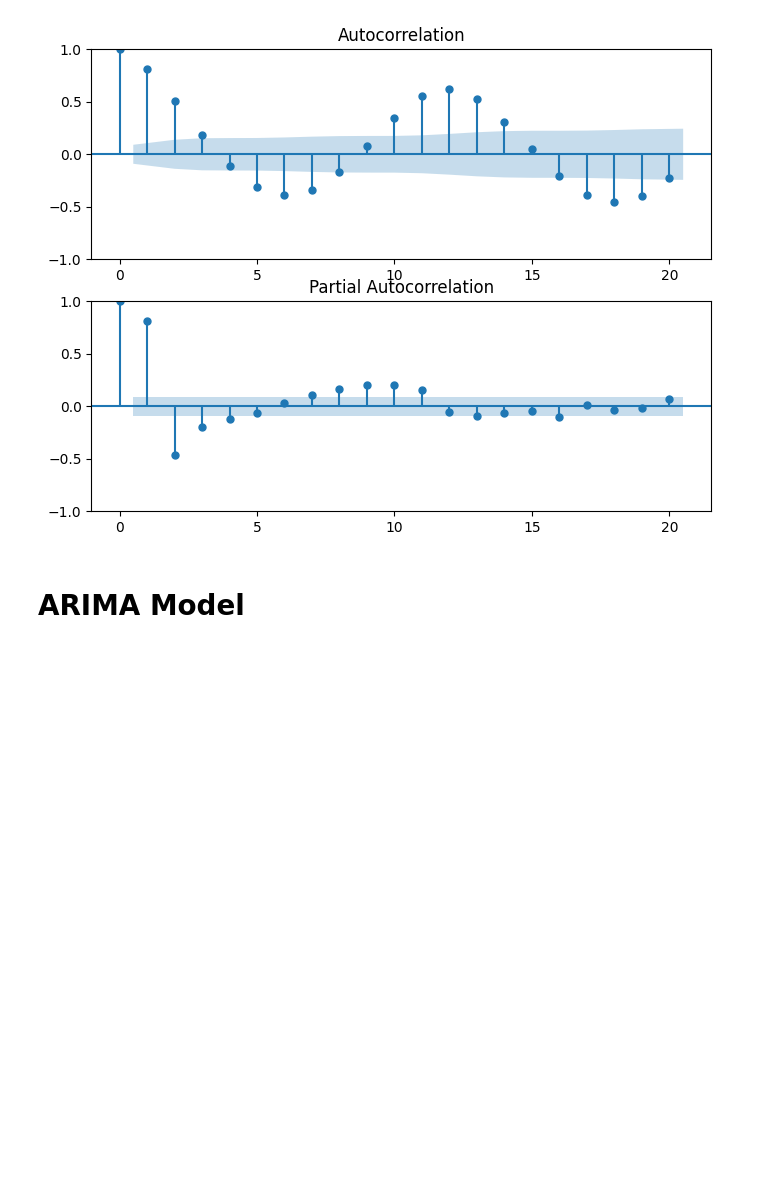
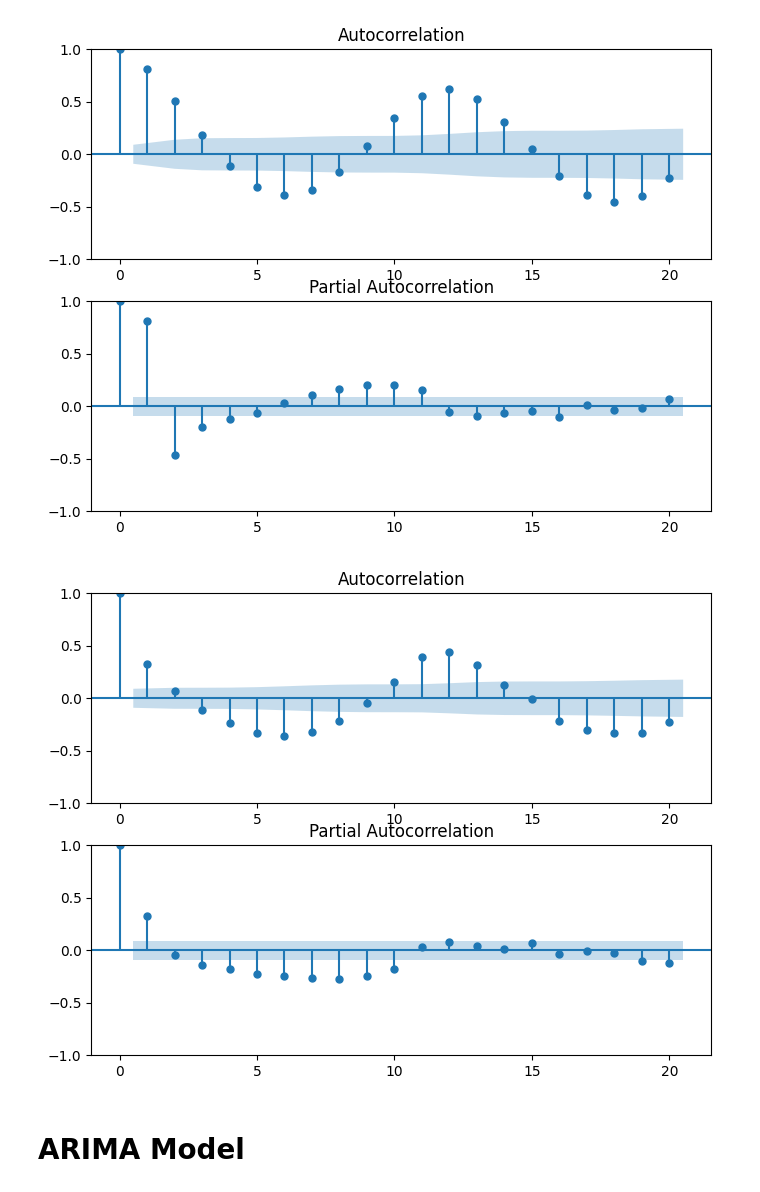
Before and after one commit to liangchow/time-series-reservoir-water-level, a Jupyter notebook: reservoir.ipynb, the cells around one changed output. Saved outputs shown, nothing was run; the diff lists cells and outputs as text; code cells hidden in the pictures; blank space fills up the shorter version.

```diff
--- a/reservoir.ipynb
+++ b/reservoir.ipynb
@@ -61,9 +64,9 @@ dfs.drop(labels=531, axis=0, inplace=True)
 dfs['Date'] = pd.to_datetime(dfs['Date'])
 dfs = dfs.sort_values(by="Date")
 
-# Drop data after 2019/6/27
-i = dfs[dfs["Date"] > "2019-06-27"].index
-dfs.drop(i, axis=0, inplace=True)
+# Save data after 2019/6/27 as new df. Then drop them in the working dataset.
+new_recs = dfs[dfs["Date"] > "2019-06-27"].index
+dfs.drop(new_recs, axis=0, inplace=True)
 dfs.reset_index()
 
 # Drop "NaT" rows
@@ -258,6 +263,17 @@ plot_pacf(dfs_mo['Water_Elev'], lags=20, ax=ax[1])
 plt.show()
 # %% [output]
 [figure]
+# %%
+# First order differencing
+
+fig, ax = plt.subplots(nrows=2, ncols=1, figsize=(8,6))
+
+plot_acf(dfs_mo['Water_Elev'].diff().dropna(), lags=20, ax=ax[0])
+plot_pacf(dfs_mo['Water_Elev'].diff().dropna(), lags=20, ax=ax[1])
+
+plt.show()
+# %% [output]
+[figure, added]
 # %% [markdown]
 # ARIMA Model
 # %%
```
Also changed, not shown: parts of 4 cells of this notebook.
